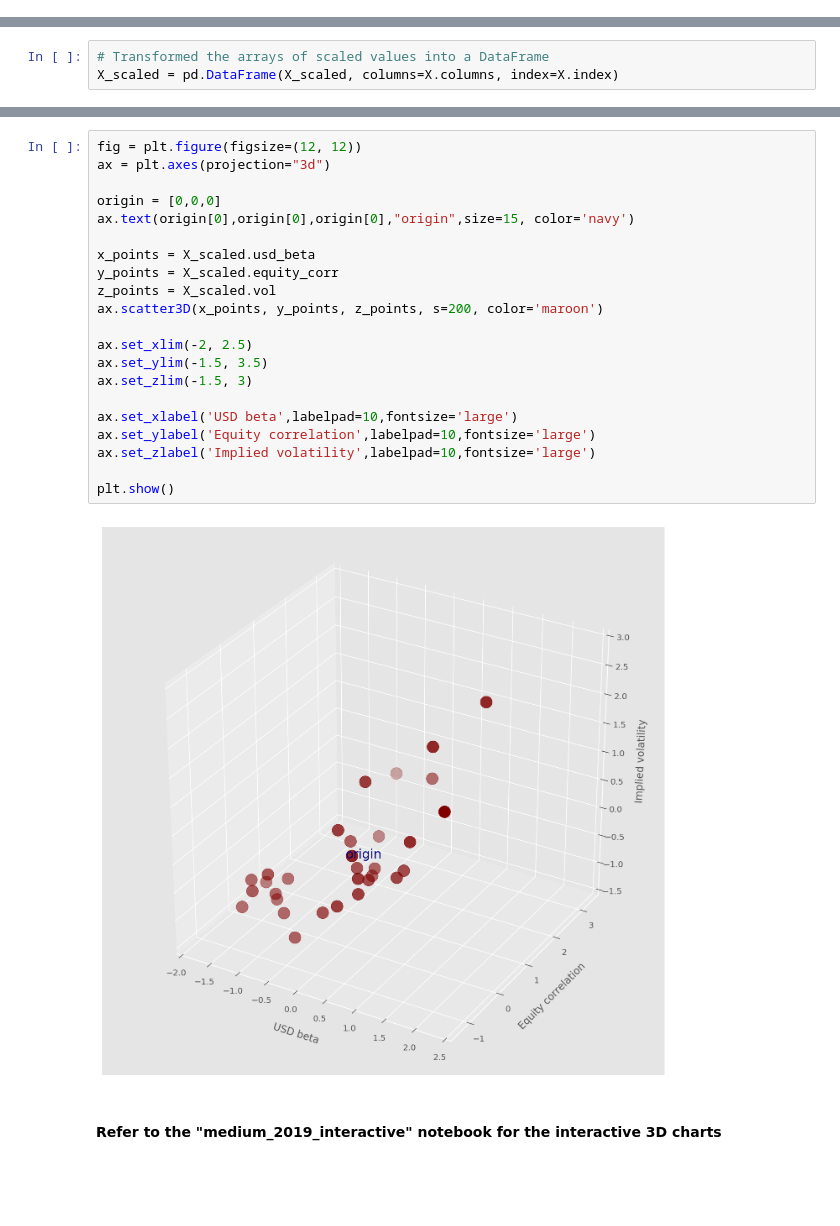
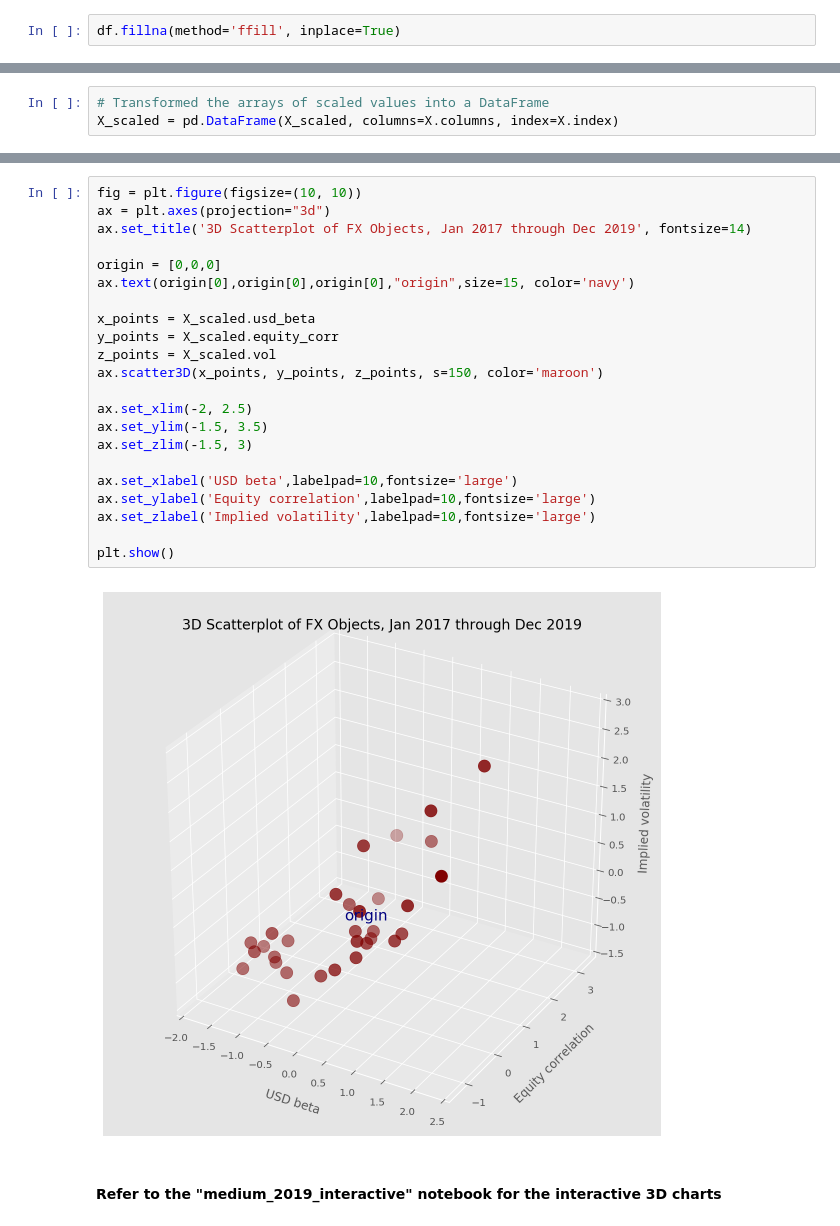
Before and after one commit to at-tan/Hierarchical_Clustering_of_Currencies, a Jupyter notebook: fx_clustering.ipynb, the cells around one changed output, grey strips where cells are left out. Cells and saved outputs as stored; diff of their text form; blank space fills up the shorter version.

```diff
--- a/fx_clustering.ipynb
+++ b/fx_clustering.ipynb
@@ -52,6 +52,8 @@ df.index = df.index.to_timestamp()
 df.columns = ['usd', 'msci', 'oil', 'cny', 'twd', 'krw', 'sgd', 'myr', 'idr', 'thb', 'php', 'inr', 'rub',
                 'pln', 'huf', 'ron', 'try', 'brl', 'mxn', 'clp', 'cop', 'zar', 'ils', 'eur', 'gbp',
                 'jpy', 'aud', 'nzd', 'cad', 'chf', 'nok', 'sek', 'gold', 'silver']
+# %%
+df.fillna(method='ffill', inplace=True)
 # %%
 df.head(5)
 # %% [output]
@@ -456,26 +391,27 @@ plt.show()
 # %%
-fig = plt.figure(figsize=(12, 12))
+fig = plt.figure(figsize=(10, 10))
 ax = plt.axes(projection="3d")
+ax.set_title('3D Scatterplot of FX Objects, Jan 2017 through Dec 2019', fontsize=14)
 
 origin = [0,0,0]
 ax.text(origin[0],origin[0],origin[0],"origin",size=15, color='navy')
 
 x_points = X_scaled.usd_beta
 y_points = X_scaled.equity_corr
 z_points = X_scaled.vol
-ax.scatter3D(x_points, y_points, z_points, s=200, color='maroon')
+ax.scatter3D(x_points, y_points, z_points, s=150, color='maroon')
 
 ax.set_xlim(-2, 2.5)
 ax.set_ylim(-1.5, 3.5)
 ax.set_zlim(-1.5, 3)
 
 ax.set_xlabel('USD beta',labelpad=10,fontsize='large')
 ax.set_ylabel('Equity correlation',labelpad=10,fontsize='large')
 ax.set_zlabel('Implied volatility',labelpad=10,fontsize='large')
 
 plt.show()
 # %% [output]
-[figure, old version]
+[figure, new version]
 # %% [markdown]
 #### Refer to the "medium_2019_interactive" notebook for the interactive 3D charts
 # %% [markdown]
```
Also changed, not shown: parts of 40 cells of this notebook.
